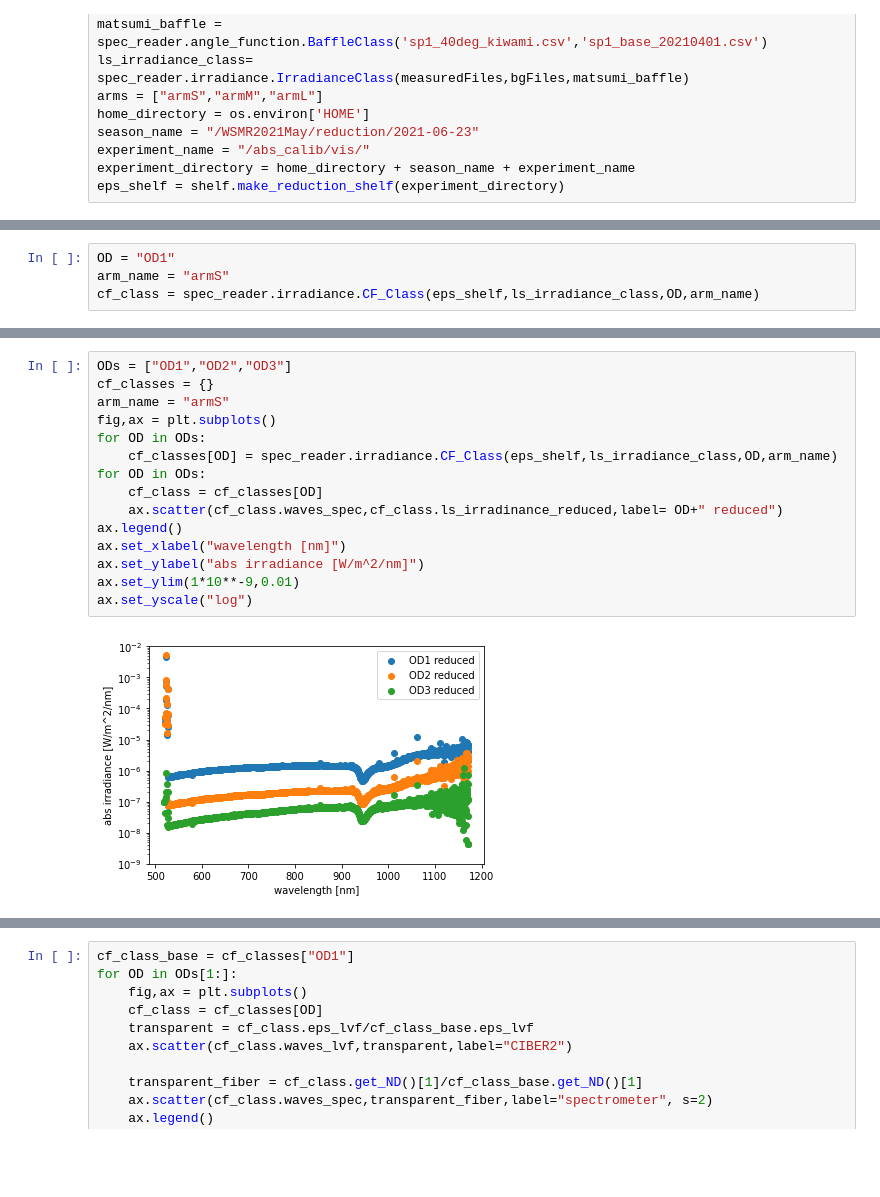
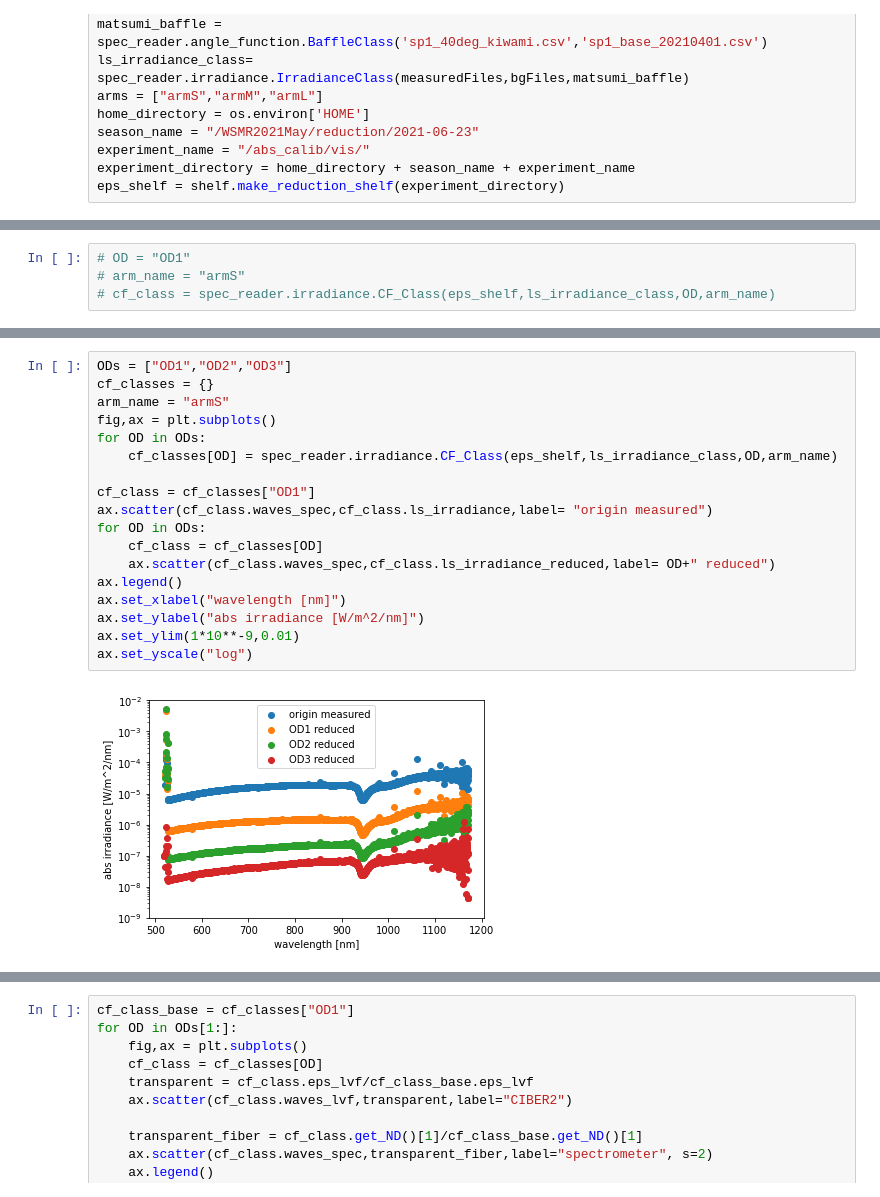
Before and after one commit to RH-REP/CIBER2, a Jupyter notebook: 10_CF.ipynb, the cells around one changed output, grey strips where cells are left out. Drawn from its saved outputs; the diff is of its cells as text; blank space fills up the shorter version.

```diff
--- a/10_CF.ipynb
+++ b/10_CF.ipynb
@@ -46,5 +43,5 @@ eps_shelf = shelf.make_reduction_shelf(experiment_directory)
 # %%
-OD = "OD1"
-arm_name = "armS"
-cf_class = spec_reader.irradiance.CF_Class(eps_shelf,ls_irradiance_class,OD,arm_name)
+# OD = "OD1"
+# arm_name = "armS"
+# cf_class = spec_reader.irradiance.CF_Class(eps_shelf,ls_irradiance_class,OD,arm_name)
 # %%
@@ -69,17 +70,20 @@ fig.set_size_inches(8,8)
 # %%
 ODs = ["OD1","OD2","OD3"]
 cf_classes = {}
 arm_name = "armS"
 fig,ax = plt.subplots()
 for OD in ODs:
     cf_classes[OD] = spec_reader.irradiance.CF_Class(eps_shelf,ls_irradiance_class,OD,arm_name)
+
+cf_class = cf_classes["OD1"]
+ax.scatter(cf_class.waves_spec,cf_class.ls_irradiance,label= "origin measured")
 for OD in ODs:
     cf_class = cf_classes[OD]
-    ax.scatter(cf_class.waves_spec,cf_class.ls_irradinance_reduced,label= OD+" reduced")
+    ax.scatter(cf_class.waves_spec,cf_class.ls_irradiance_reduced,label= OD+" reduced")
 ax.legend()
 ax.set_xlabel("wavelength [nm]")
 ax.set_ylabel("abs irradiance [W/m^2/nm]")
 ax.set_ylim(1*10**-9,0.01)
 ax.set_yscale("log")
 # %% [output]
-[figure, old version]
+[figure, new version]
```
Also changed, not shown: parts of 5 cells of this notebook, 5 other files.
